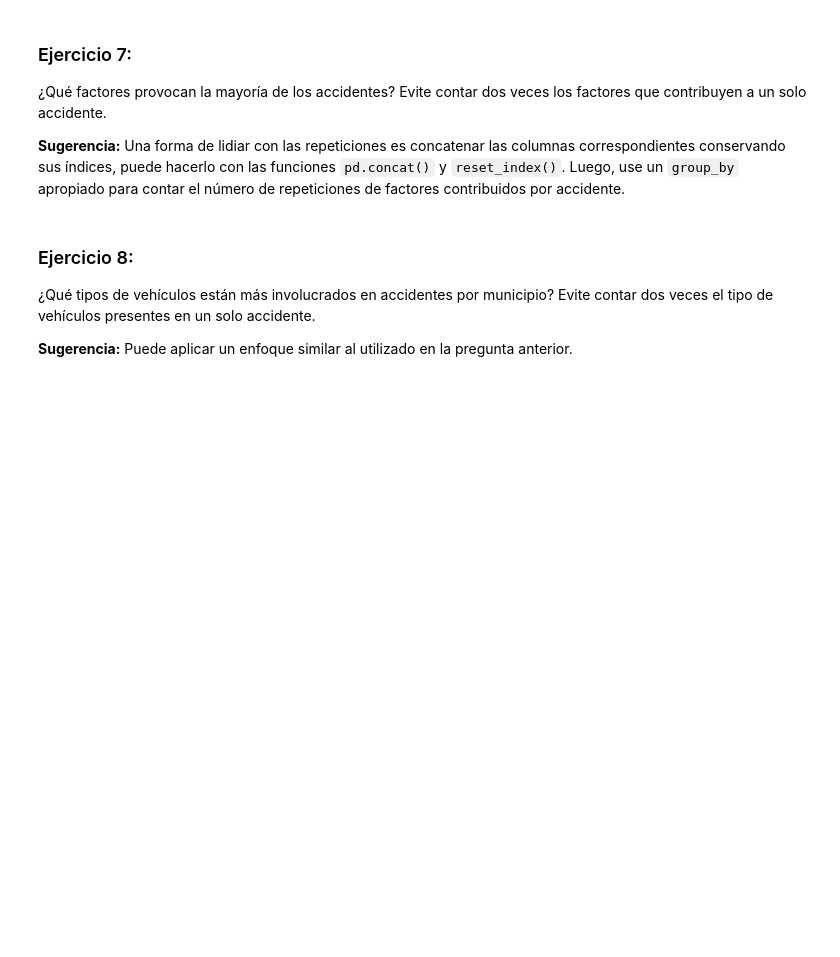
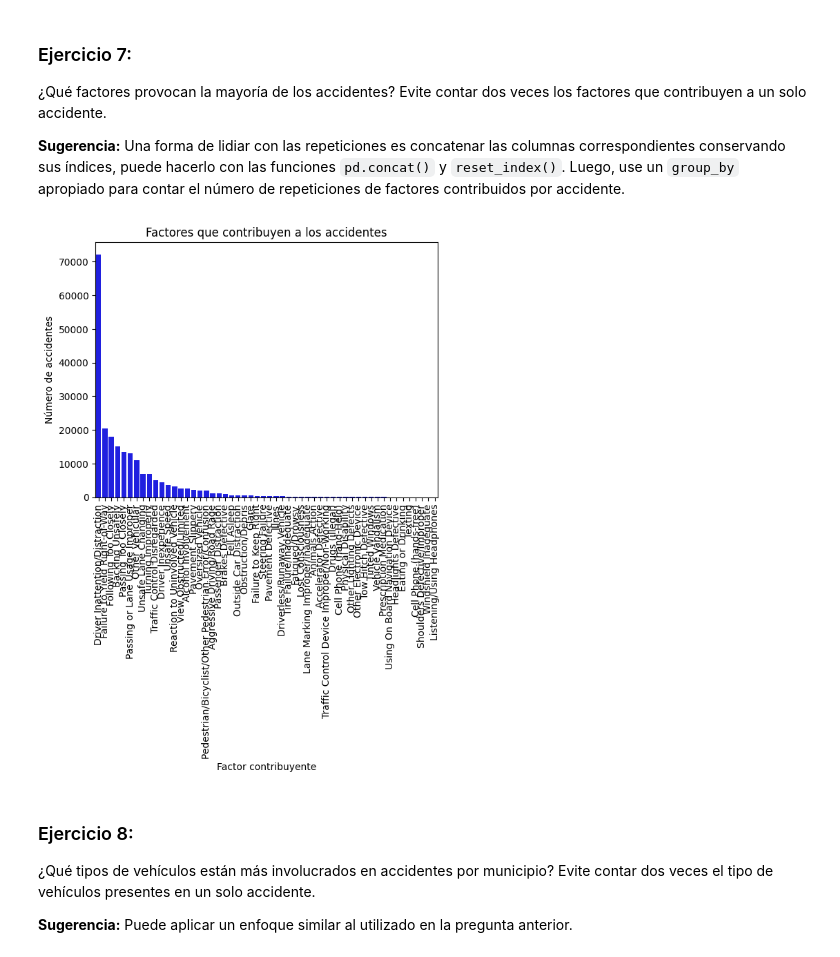
Before and after one commit to OSVHdez0/Desarrollo-Gu-a-3-PCD, a Jupyter notebook: Guía3.ipynb, the cells around one changed output. Cells and saved outputs as stored; diff of their text form; code cells hidden in the pictures; blank space fills up the shorter version.

```diff
--- a/Guía3.ipynb
+++ b/Guía3.ipynb
@@ -268,3 +264,23 @@ df_factores = df[['CONTRIBUTING FACTOR VEHICLE 1', 'CONTRIBUTING FACTOR VEHICLE
+# %%
+# Solución propuesta
+
+factores_contribuyen = pd.concat([df['CONTRIBUTING FACTOR VEHICLE 1'], df['CONTRIBUTING FACTOR VEHICLE 2'], df['CONTRIBUTING FACTOR VEHICLE 3'], df['CONTRIBUTING FACTOR VEHICLE 4'],df['CONTRIBUTING FACTOR VEHICLE 5']]).reset_index(drop=True)
+
+#Se eliminan los valores nulos de las columanas de factores contribuyentes
+contributing_factors = factores_contribuyen[factores_contribuyen != 'Unspecified']
+contributing_factors = contributing_factors.dropna()
+
+conteo_factores = contributing_factors.value_counts().reset_index(name='COUNT')
+conteo_factores.rename(columns={'index': 'CONTRIBUTING_FACTOR'}, inplace=True)
+
+plot = sns.barplot(x='CONTRIBUTING_FACTOR', y='COUNT', data=conteo_factores, color='blue')
+plot.set_xticklabels(plot.get_xticklabels(), rotation=90)
+plt.title('Factores que contribuyen a los accidentes')
+plt.xlabel('Factor contribuyente')
+plt.ylabel('Número de accidentes')
+plt.show()
+# %% [output]
+[figure, added]
 # %% [markdown]
 ### Ejercicio 8:
 
```
Also changed, not shown: parts of 8 cells of this notebook.
